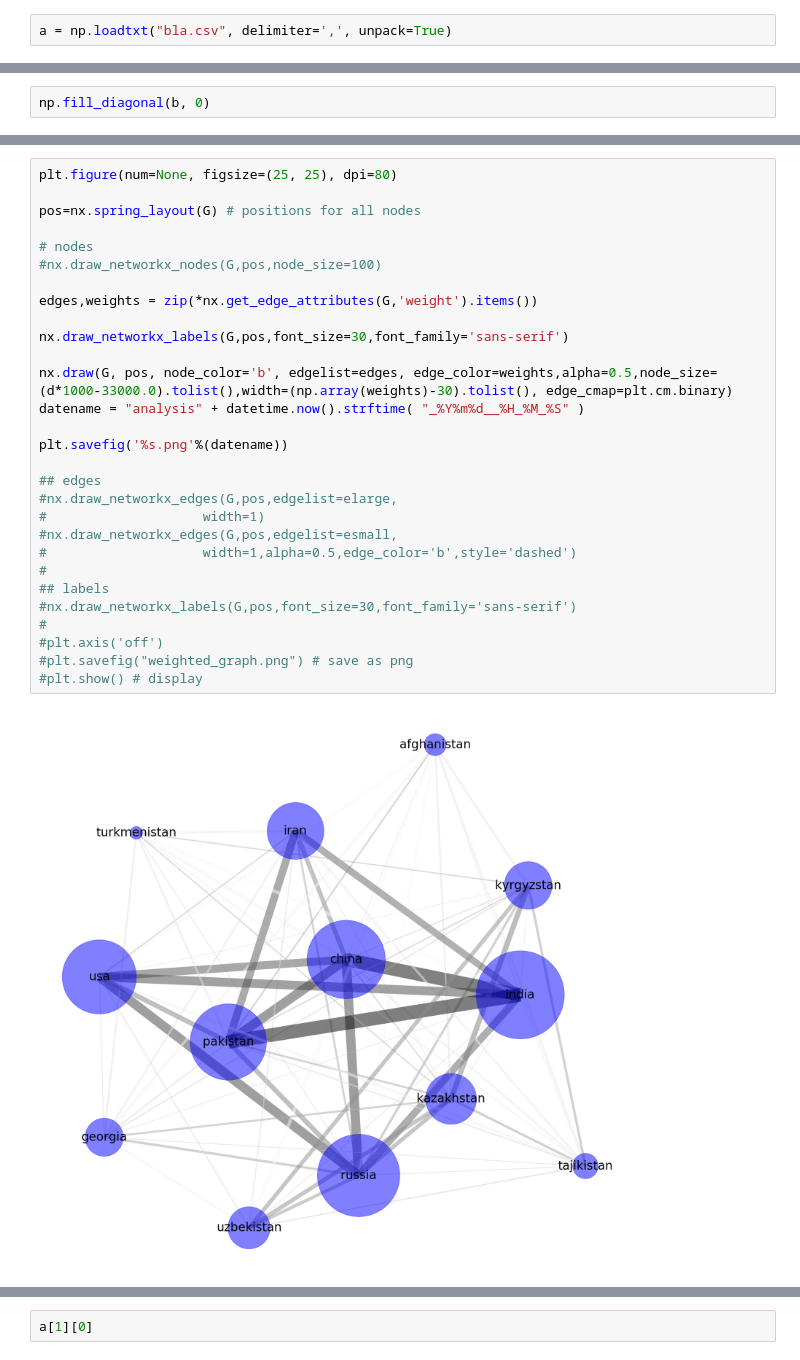
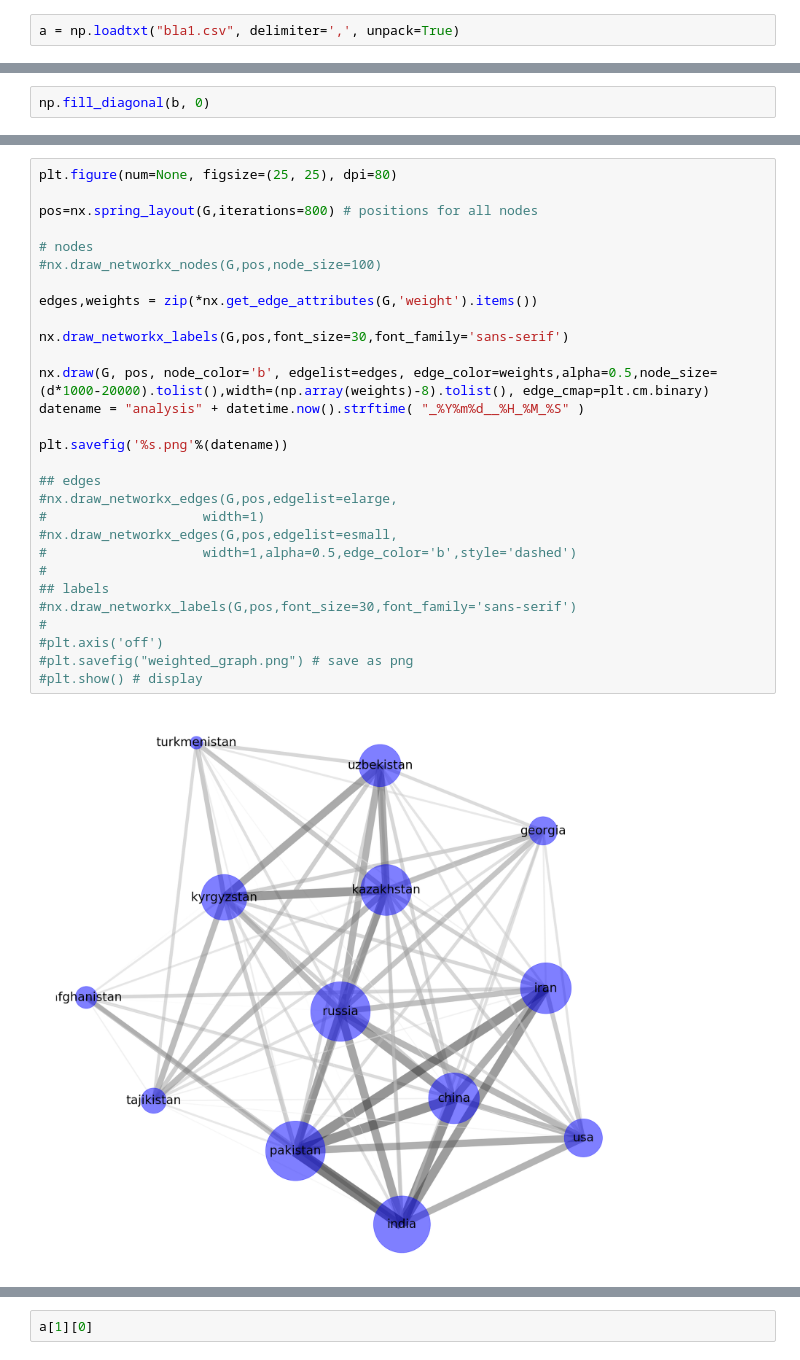
Before and after one commit to almostscheidplatz/IGO_analysis_R, a Jupyter notebook: Untitled1.ipynb, the cells around one changed output, grey strips where cells are left out. Drawn from its saved outputs; the diff is of its cells as text.

```diff
--- a/Untitled1.ipynb
+++ b/Untitled1.ipynb
@@ -111,5 +115,5 @@ import numpy as np
 # %%
-a = np.loadtxt("bla.csv", delimiter=',', unpack=True)
+a = np.loadtxt("bla1.csv", delimiter=',', unpack=True)
 # %%
 with open("country.csv") as f:
     for line in f:
@@ -188,31 +192,31 @@ usa pakistan 42.0
 # %%
 plt.figure(num=None, figsize=(25, 25), dpi=80)
 
-pos=nx.spring_layout(G) # positions for all nodes
+pos=nx.spring_layout(G,iterations=800) # positions for all nodes
 
 # nodes
 #nx.draw_networkx_nodes(G,pos,node_size=100)
 
 edges,weights = zip(*nx.get_edge_attributes(G,'weight').items())
 
 nx.draw_networkx_labels(G,pos,font_size=30,font_family='sans-serif')
 
-nx.draw(G, pos, node_color='b', edgelist=edges, edge_color=weights,alpha=0.5,node_size=(d*1000-33000.0).tolist(),width=(np.array(weights)-30).tolist(), edge_cmap=plt.cm.binary)
+nx.draw(G, pos, node_color='b', edgelist=edges, edge_color=weights,alpha=0.5,node_size=(d*1000-20000).tolist(),width=(np.array(weights)-8).tolist(), edge_cmap=plt.cm.binary)
 datename = "analysis" + datetime.now().strftime( "_%Y%m%d__%H_%M_%S" )
 
 plt.savefig('%s.png'%(datename))
 
 ## edges
 #nx.draw_networkx_edges(G,pos,edgelist=elarge,
 #                    width=1)
 #nx.draw_networkx_edges(G,pos,edgelist=esmall,
 #                    width=1,alpha=0.5,edge_color='b',style='dashed')
 #
 ## labels
 #nx.draw_networkx_labels(G,pos,font_size=30,font_family='sans-serif')
 #
 #plt.axis('off')
 #plt.savefig("weighted_graph.png") # save as png
 #plt.show() # display
 # %% [output]
-[figure, old version]
+[figure, new version]
```
Also changed, not shown: parts of 10 cells of this notebook, 43 other files.
